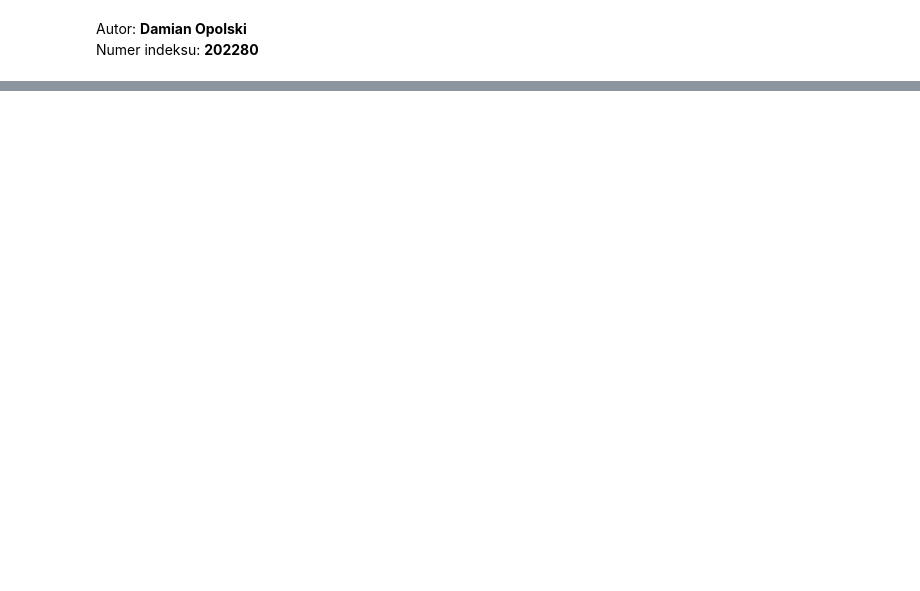
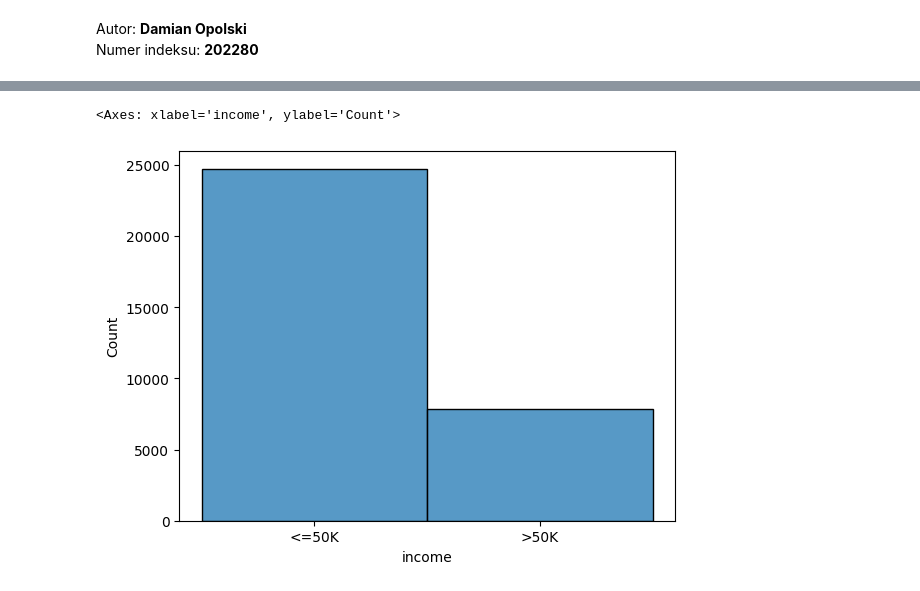
Before and after one commit to tirey93/studia, a Jupyter notebook: analiza/project/adult_dataset.ipynb, the cells around one changed output, grey strips where cells are left out. Saved outputs shown, nothing was run; the diff lists cells and outputs as text; code cells hidden in the pictures; blank space fills up the shorter version.

```diff
--- a/analiza/project/adult_dataset.ipynb
+++ b/analiza/project/adult_dataset.ipynb
@@ -11,0 +23,2 @@ Dane użyte do analizy pochodzą z zestawu danych "Adult", który jest publiczni
+# %%
+USAAdult = pd.read_csv('Data/adult.data')
@@ -11,0 +90,5 @@ Dane użyte do analizy pochodzą z zestawu danych "Adult", który jest publiczni
+# %%
+sns.histplot(USAAdult['income'])
+# %% [output]
+<Axes: xlabel='income', ylabel='Count'>
+[figure, added]
```
Also changed, not shown: parts of 32 cells of this notebook, 2 other files.
